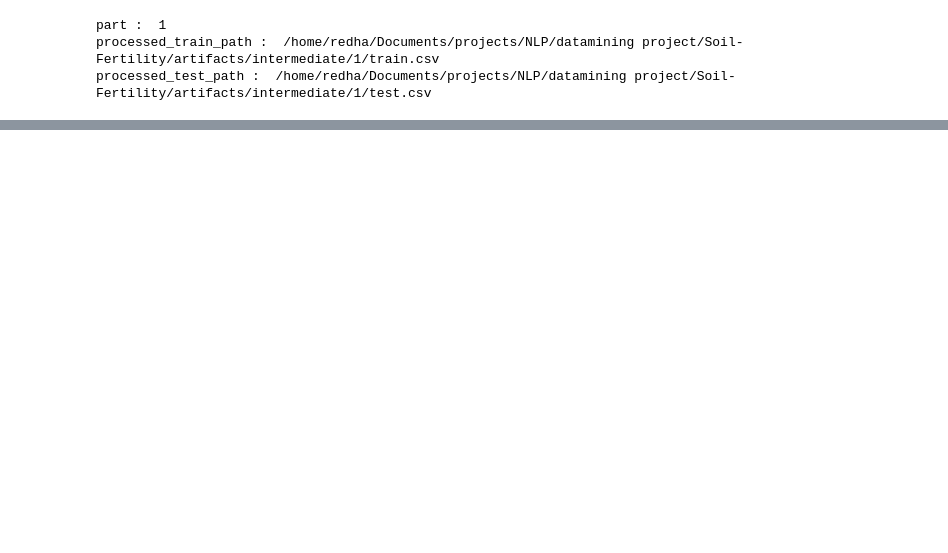
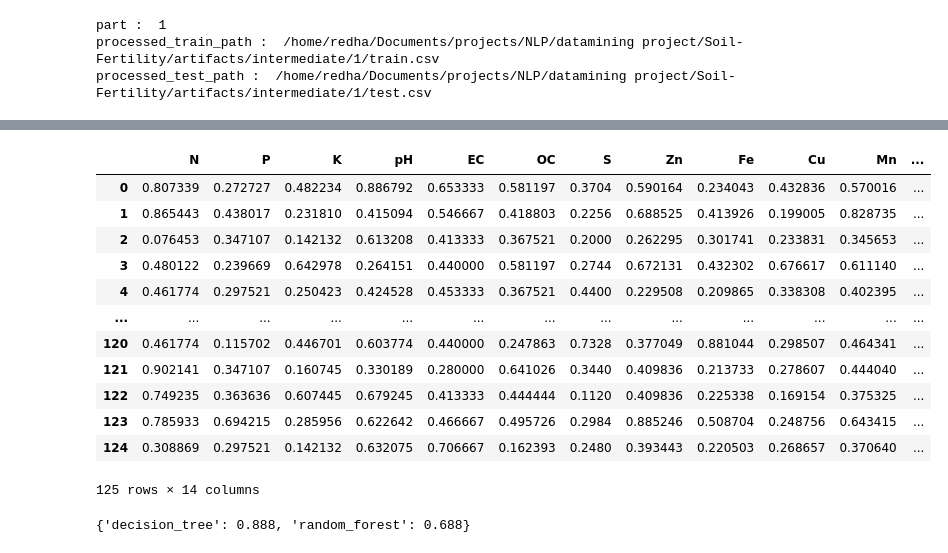
Before and after one commit to RedhaWassim/DataMining-project, a Jupyter notebook: notebook/final 1.ipynb, the cells around one changed output, grey strips where cells are left out. Saved outputs shown, nothing was run; the diff lists cells and outputs as text; code cells hidden in the pictures; blank space fills up the shorter version.

```diff
--- a/notebook/final 1.ipynb
+++ b/notebook/final 1.ipynb
@@ -105,0 +175,16 @@ processed_test_path :  /home/redha/Documents/projects/NLP/datamining project/Soi
+# %%
+test_df
+# %% [output]
+|  | N | P | K | pH | EC | OC | S | Zn | Fe | Cu | Mn | ... |
+| 0 | 0.807339 | 0.272727 | 0.482234 | 0.886792 | 0.653333 | 0.581197 | 0.3704 | 0.590164 | 0.234043 | 0.432836 | 0.570016 | ... |
+| 1 | 0.865443 | 0.438017 | 0.231810 | 0.415094 | 0.546667 | 0.418803 | 0.2256 | 0.688525 | 0.413926 | 0.199005 | 0.828735 | ... |
+| 2 | 0.076453 | 0.347107 | 0.142132 | 0.613208 | 0.413333 | 0.367521 | 0.2000 | 0.262295 | 0.301741 | 0.233831 | 0.345653 | ... |
+| 3 | 0.480122 | 0.239669 | 0.642978 | 0.264151 | 0.440000 | 0.581197 | 0.2744 | 0.672131 | 0.432302 | 0.676617 | 0.611140 | ... |
+| 4 | 0.461774 | 0.297521 | 0.250423 | 0.424528 | 0.453333 | 0.367521 | 0.4400 | 0.229508 | 0.209865 | 0.338308 | 0.402395 | ... |
+| ... | ... | ... | ... | ... | ... | ... | ... | ... | ... | ... | ... | ... |
+| 120 | 0.461774 | 0.115702 | 0.446701 | 0.603774 | 0.440000 | 0.247863 | 0.7328 | 0.377049 | 0.881044 | 0.298507 | 0.464341 | ... |
+| 121 | 0.902141 | 0.347107 | 0.160745 | 0.330189 | 0.280000 | 0.641026 | 0.3440 | 0.409836 | 0.213733 | 0.278607 | 0.444040 | ... |
+| 122 | 0.749235 | 0.363636 | 0.607445 | 0.679245 | 0.413333 | 0.444444 | 0.1120 | 0.409836 | 0.225338 | 0.169154 | 0.375325 | ... |
+| 123 | 0.785933 | 0.694215 | 0.285956 | 0.622642 | 0.466667 | 0.495726 | 0.2984 | 0.885246 | 0.508704 | 0.248756 | 0.643415 | ... |
+| 124 | 0.308869 | 0.297521 | 0.142132 | 0.632075 | 0.706667 | 0.162393 | 0.2480 | 0.393443 | 0.220503 | 0.268657 | 0.370640 | ... |
+125 rows × 14 columns
@@ -105,0 +208,4 @@ processed_test_path :  /home/redha/Documents/projects/NLP/datamining project/Soi
+# %%
+result
+# %% [output]
+{'decision_tree': 0.888, 'random_forest': 0.688}
```
Also changed, not shown: parts of 11 cells of this notebook, 15 other files.
